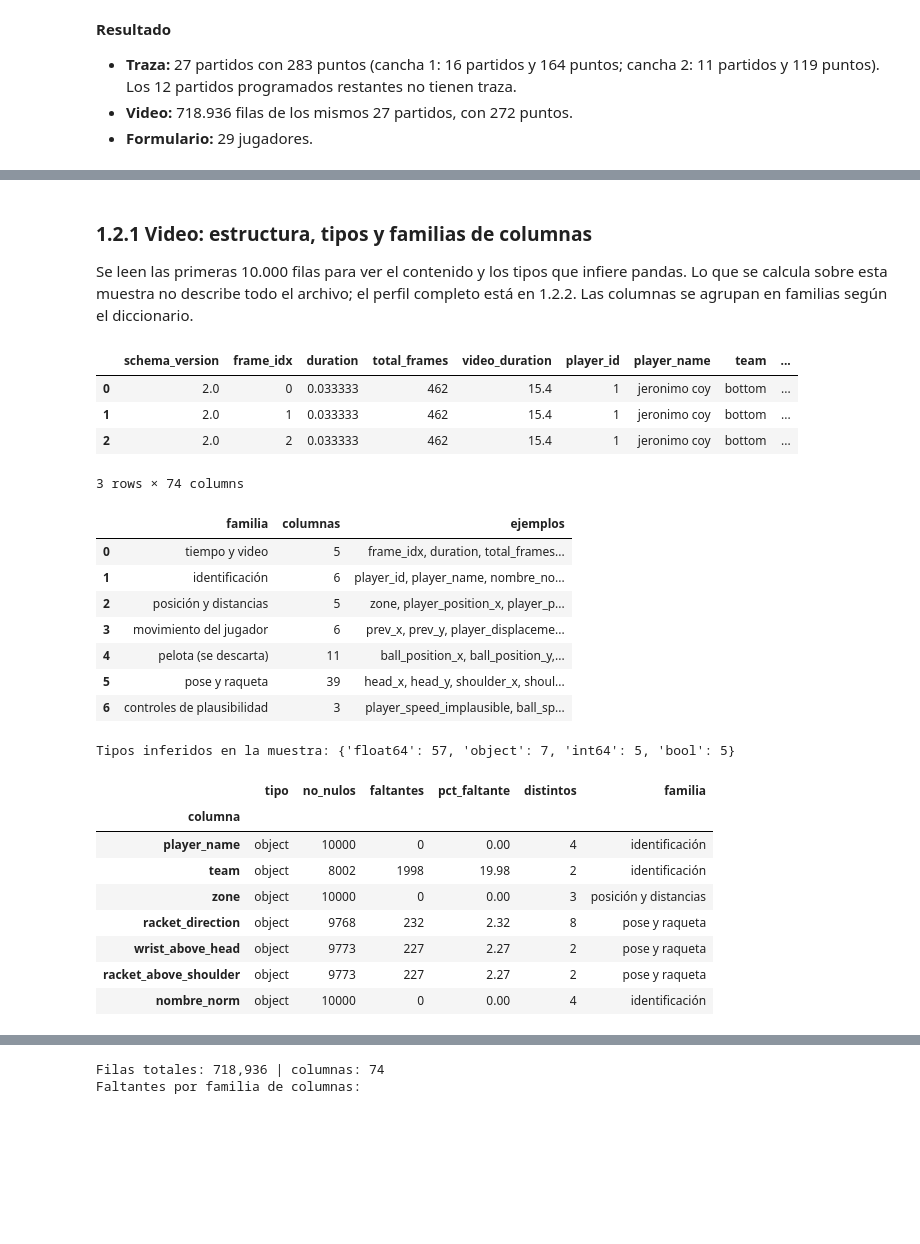
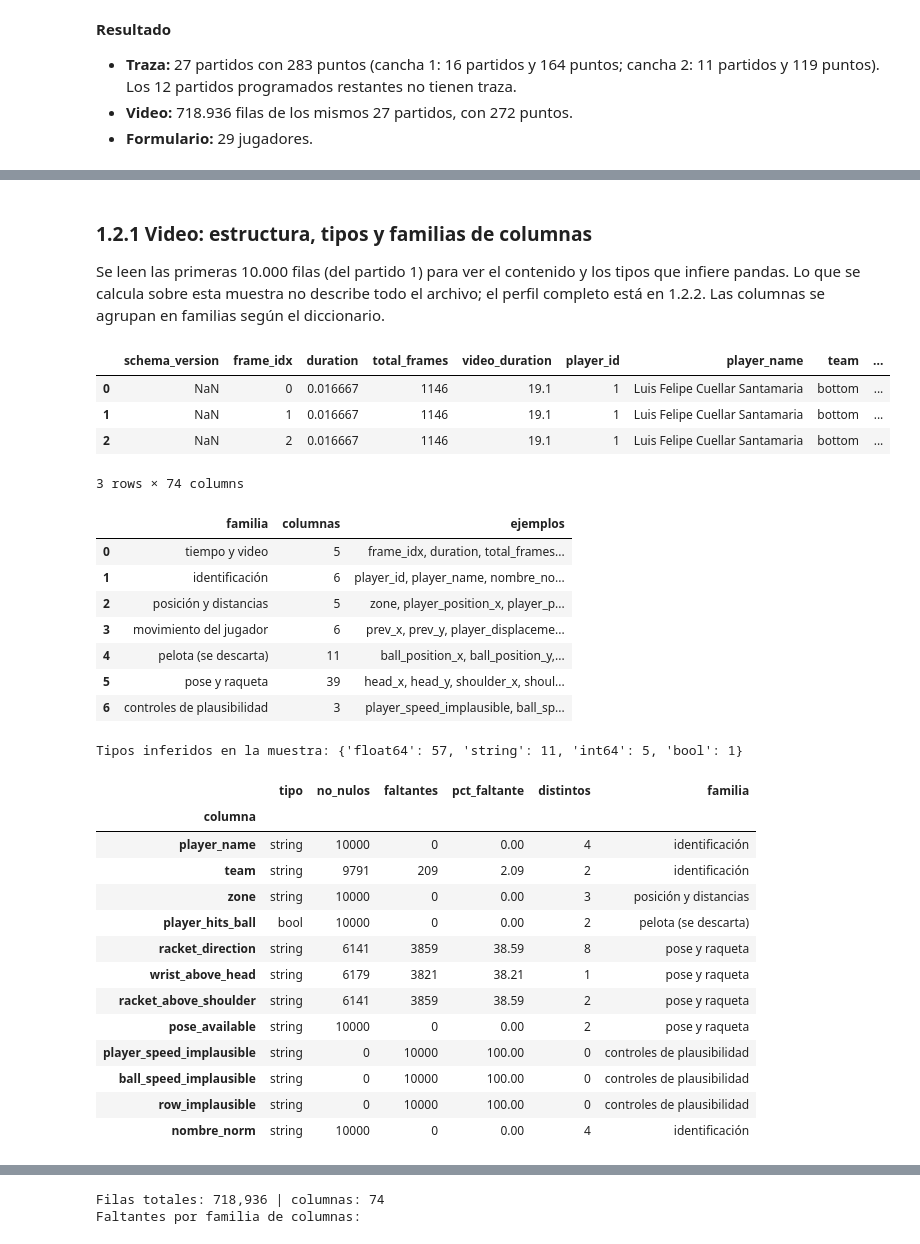
Before and after one commit to juanjocamposv/Proyecto_final_analitica, a Jupyter notebook: notebooks/Proyecto_Parejas_Padel.ipynb, the cells around one changed output, grey strips where cells are left out. Drawn from its saved outputs; the diff is of its cells as text; code cells hidden in the pictures; blank space fills up the shorter version.

```diff
--- a/notebooks/Proyecto_Parejas_Padel.ipynb
+++ b/notebooks/Proyecto_Parejas_Padel.ipynb
@@ -126,9 +134,9 @@ Esta sección integra los dos notebooks exploratorios del equipo (*Entendimiento
 # %% [markdown]
 ### 1.2.1 Video: estructura, tipos y familias de columnas
 
-Se leen las primeras 10.000 filas para ver el contenido y los tipos que infiere pandas. Lo que se calcula sobre esta muestra no describe todo el archivo; el perfil completo está en 1.2.2. Las columnas se agrupan en familias según el diccionario.
+Se leen las primeras 10.000 filas (del partido 1) para ver el contenido y los tipos que infiere pandas. Lo que se calcula sobre esta muestra no describe todo el archivo; el perfil completo está en 1.2.2. Las columnas se agrupan en familias según el diccionario.
 # %%
-muestra_video = pd.read_csv(datos.ARCHIVO_VIDEO, nrows=10_000, low_memory=False)
+muestra_video = next(datos.iterar_video()).head(10_000)
 display(muestra_video.head(3))
 
 FAMILIAS = {
@@ -136,43 +144,48 @@ FAMILIAS = {
     'identificación': ['player_id', 'player_name', 'nombre_norm', 'team', 'partido', 'punto'],
     'posición y distancias': ['zone', 'player_position_x', 'player_position_y', 'distance_player_to_net_m',
                               'distance_player_to_teammate_m'],
     'movimiento del jugador': ['prev_x', 'prev_y', 'player_displacement', 'player_speed_mps', 'prev_speed',
                                'player_acceleration_mps2'],
     'pelota (se descarta)': [c for c in cols_video if 'ball' in c] + ['time_since_last_hit'],
     'pose y raqueta': [c for c in cols_video if c.split('_')[0] in {'head', 'shoulder', 'elbow', 'wrist', 'racket', 'upper',
                                                                      'forearm', 'arm', 'body', 'pose'}],
     'controles de plausibilidad': [c for c in cols_video if c.endswith('_implausible')],
 }
 familia_de = {c: f for f, cs in FAMILIAS.items() for c in cs}
 assert set(familia_de) == set(cols_video), set(cols_video) ^ set(familia_de)
 
 display(pd.DataFrame([{'familia': f, 'columnas': len(cs), 'ejemplos': ', '.join(cs[:4]) + (' …' if len(cs) > 4 else '')}
                       for f, cs in FAMILIAS.items()]))
 perfil_muestra = datos.perfil_columnas(muestra_video).assign(familia=lambda d: d.index.map(familia_de))
 print('Tipos inferidos en la muestra:', perfil_muestra['tipo'].value_counts().to_dict())
-display(perfil_muestra[perfil_muestra['tipo'] == 'object'])
+display(perfil_muestra[perfil_muestra['tipo'].isin(['object', 'string', 'bool'])])
 # %% [output]
 |  | schema_version | frame_idx | duration | total_frames | video_duration | player_id | player_name | team | ... |
-| 0 | 2.0 | 0 | 0.033333 | 462 | 15.4 | 1 | jeronimo coy | bottom | ... |
-| 1 | 2.0 | 1 | 0.033333 | 462 | 15.4 | 1 | jeronimo coy | bottom | ... |
-| 2 | 2.0 | 2 | 0.033333 | 462 | 15.4 | 1 | jeronimo coy | bottom | ... |
+| 0 | NaN | 0 | 0.016667 | 1146 | 19.1 | 1 | Luis Felipe Cuellar Santamaria | bottom | ... |
+| 1 | NaN | 1 | 0.016667 | 1146 | 19.1 | 1 | Luis Felipe Cuellar Santamaria | bottom | ... |
+| 2 | NaN | 2 | 0.016667 | 1146 | 19.1 | 1 | Luis Felipe Cuellar Santamaria | bottom | ... |
 3 rows × 74 columns
 |  | familia | columnas | ejemplos |
 | 0 | tiempo y video | 5 | frame_idx, duration, total_frames... |
 | 1 | identificación | 6 | player_id, player_name, nombre_no... |
 | 2 | posición y distancias | 5 | zone, player_position_x, player_p... |
 | 3 | movimiento del jugador | 6 | prev_x, prev_y, player_displaceme... |
 | 4 | pelota (se descarta) | 11 | ball_position_x, ball_position_y,... |
 | 5 | pose y raqueta | 39 | head_x, head_y, shoulder_x, shoul... |
 | 6 | controles de plausibilidad | 3 | player_speed_implausible, ball_sp... |
-Tipos inferidos en la muestra: {'float64': 57, 'object': 7, 'int64': 5, 'bool': 5}
+Tipos inferidos en la muestra: {'float64': 57, 'string': 11, 'int64': 5, 'bool': 1}
 |  | tipo | no_nulos | faltantes | pct_faltante | distintos | familia |
 | columna |  |  |  |  |  |  |
-| player_name | object | 10000 | 0 | 0.00 | 4 | identificación |
-| team | object | 8002 | 1998 | 19.98 | 2 | identificación |
-| zone | object | 10000 | 0 | 0.00 | 3 | posición y distancias |
-| racket_direction | object | 9768 | 232 | 2.32 | 8 | pose y raqueta |
-| wrist_above_head | object | 9773 | 227 | 2.27 | 2 | pose y raqueta |
-| racket_above_shoulder | object | 9773 | 227 | 2.27 | 2 | pose y raqueta |
-| nombre_norm | object | 10000 | 0 | 0.00 | 4 | identificación |
+| player_name | string | 10000 | 0 | 0.00 | 4 | identificación |
+| team | string | 9791 | 209 | 2.09 | 2 | identificación |
+| zone | string | 10000 | 0 | 0.00 | 3 | posición y distancias |
+| player_hits_ball | bool | 10000 | 0 | 0.00 | 2 | pelota (se descarta) |
+| racket_direction | string | 6141 | 3859 | 38.59 | 8 | pose y raqueta |
+| wrist_above_head | string | 6179 | 3821 | 38.21 | 1 | pose y raqueta |
+| racket_above_shoulder | string | 6141 | 3859 | 38.59 | 2 | pose y raqueta |
+| pose_available | string | 10000 | 0 | 0.00 | 2 | pose y raqueta |
+| player_speed_implausible | string | 0 | 10000 | 100.00 | 0 | controles de plausibilidad |
+| ball_speed_implausible | string | 0 | 10000 | 100.00 | 0 | controles de plausibilidad |
+| row_implausible | string | 0 | 10000 | 100.00 | 0 | controles de plausibilidad |
+| nombre_norm | string | 10000 | 0 | 0.00 | 4 | identificación |
 # %% [markdown]
```
Also changed, not shown: parts of 41 cells of this notebook, 37 other files.
